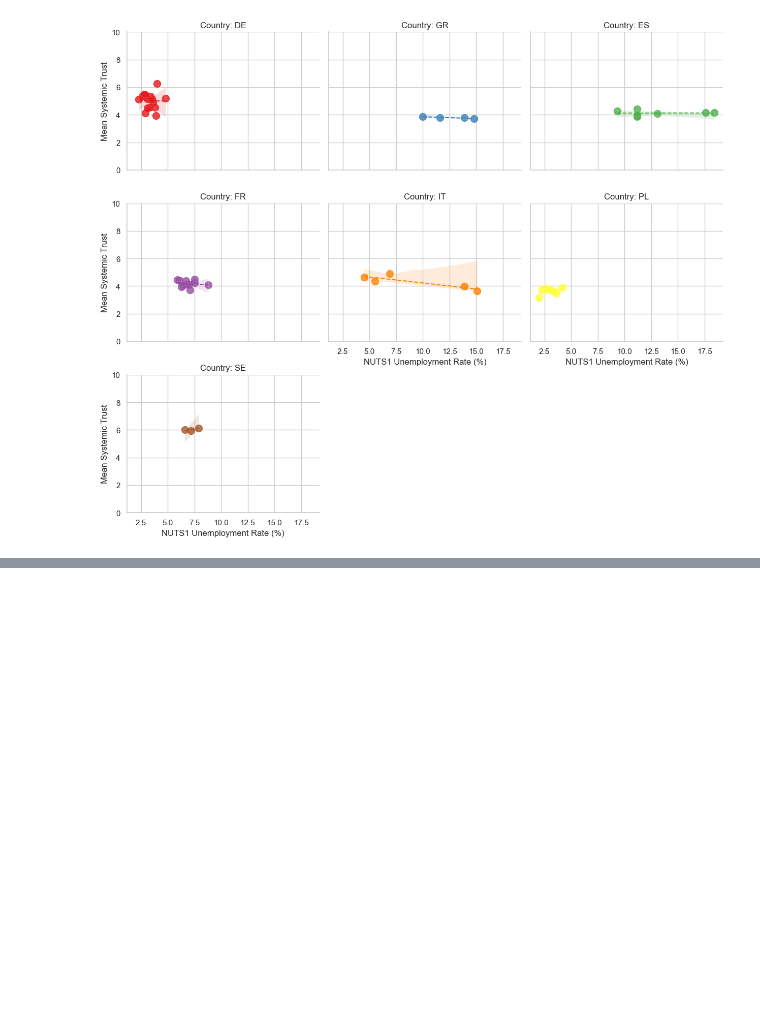
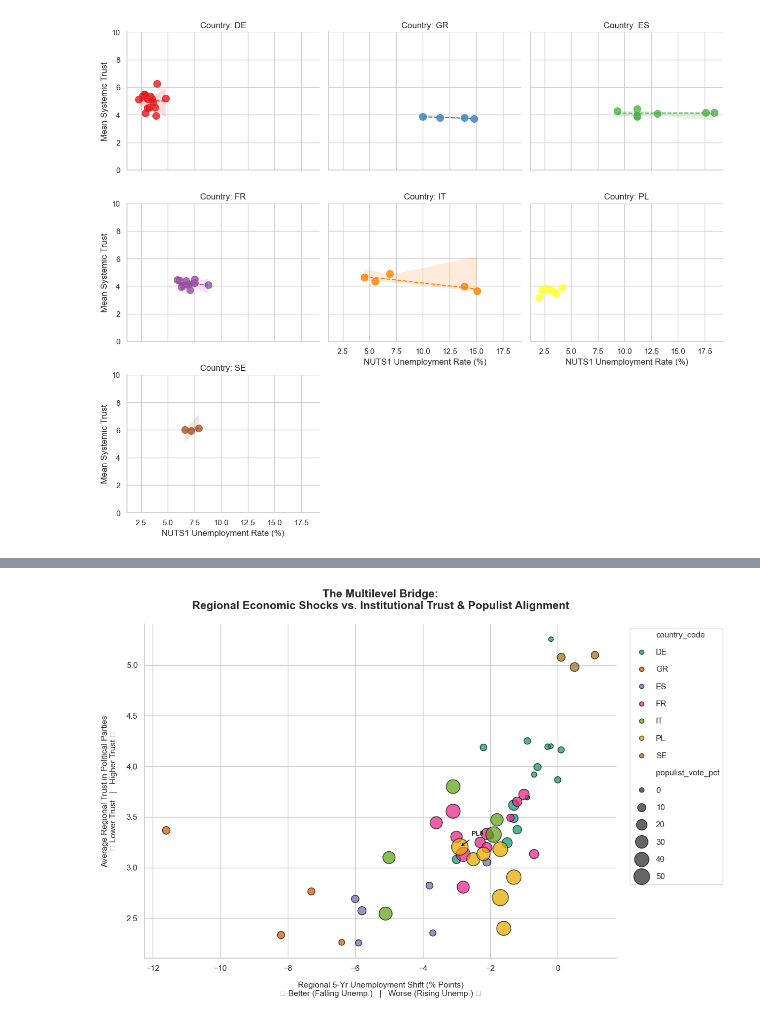
Before and after one commit to ksandrolini/resilience_gap_project, a Jupyter notebook: wrangling/data_wrangling.ipynb, the cells around one changed output, grey strips where cells are left out. Cells and saved outputs as stored; diff of their text form; code cells hidden in the pictures; blank space fills up the shorter version.

```diff
--- a/wrangling/data_wrangling.ipynb
+++ b/wrangling/data_wrangling.ipynb
@@ -424,0 +719,94 @@ plt.tight_layout()
+# %%
+# Set professional theme parameters
+sns.set_theme(style="whitegrid")
+
+# ==========================================
+# 1. AGGREGATE TO NUTS 1 REGIONAL LEVEL
+# ==========================================
+aggregation_rules = {
+    # Y-Axis: Average political trust within the region
+    "trst_pol_parties": "mean",
+    # X-Axis: The 5-year structural economic shock
+    "delta_unemployment_pct_5yr": "first",
+    # Bubble Size: Target variable (% populist vote share)
+    "rw_populist_vote": "mean",
+    # Bubble Color: Track country clusters
+    "country_code": "first",
+}
+
+df_bridge = ess_survey.groupby("nuts1").agg(aggregation_rules).dropna().reset_index()
+
+# Convert target to percentage for clear labeling
+df_bridge["populist_vote_pct"] = df_bridge["rw_populist_vote"] * 100
+
+# ==========================================
+# 2. RENDER THE MULTILEVEL BUBBLE CHART
+# ==========================================
+plt.figure(figsize=(12, 8))
+
+# Define bubble scaling boundaries (min size=40, max size=500 based on vote share)
+sns.scatterplot(
+    data=df_bridge,
+    x="delta_unemployment_pct_5yr",
+    y="trst_pol_parties",
+    hue="country_code",
+    size="populist_vote_pct",
+    sizes=(40, 500),
+    palette="Dark2",
+    alpha=0.75,
+    edgecolor="black",
+    linewidth=1,
+)
+
+# ==========================================
+# 3. GRAPH STYLING & INTUITION ANCHORS
+# ==========================================
+plt.title(
+    "The Multilevel Bridge:\nRegional Economic Shocks vs. Institutional Trust & Populist Alignment",
+    fontsize=15,
+    weight="bold",
+    pad=20,
+)
+plt.xlabel(
+    "Regional 5-Yr Unemployment Shift (% Points)\n◀ Better (Falling Unemp.)   |   Worse (Rising Unemp.) ▶",
+    fontsize=11,
+    labelpad=12,
+)
+plt.ylabel(
+    "Average Regional Trust in Political Parties\n◀ Lower Trust   |   Higher Trust ▶",
+    fontsize=11,
+    labelpad=12,
+)
+
+# Clean up layout and legends
+sns.despine()
+
+# Organize the legends cleanly on the right flank so they don't overlap the bubbles
+plt.legend(
+    bbox_to_anchor=(1.02, 1),
+    loc="upper left",
+    frameon=True,
+    markerscale=1,
+    labelspacing=1.2,
+)
+
+# Optional: Label extreme standout regions directly on the plot
+# (Finds the highest populist region to annotate it)
+highest_populist_region = df_bridge.loc[df_bridge["populist_vote_pct"].idxmax()]
+plt.annotate(
+    highest_populist_region["nuts1"],
+    xy=(
+        highest_populist_region["delta_unemployment_pct_5yr"],
+        highest_populist_region["trst_pol_parties"],
+    ),
+    xytext=(15, 15),
+    textcoords="offset points",
+    arrowprops=dict(arrowstyle="->", color="black", lw=1),
+    fontsize=9,
+    weight="bold",
+)
+
+plt.tight_layout()
+plt.show()
+# %% [output]
+[figure, added]
```
Also changed, not shown: parts of 14 cells of this notebook, 2 other files.
